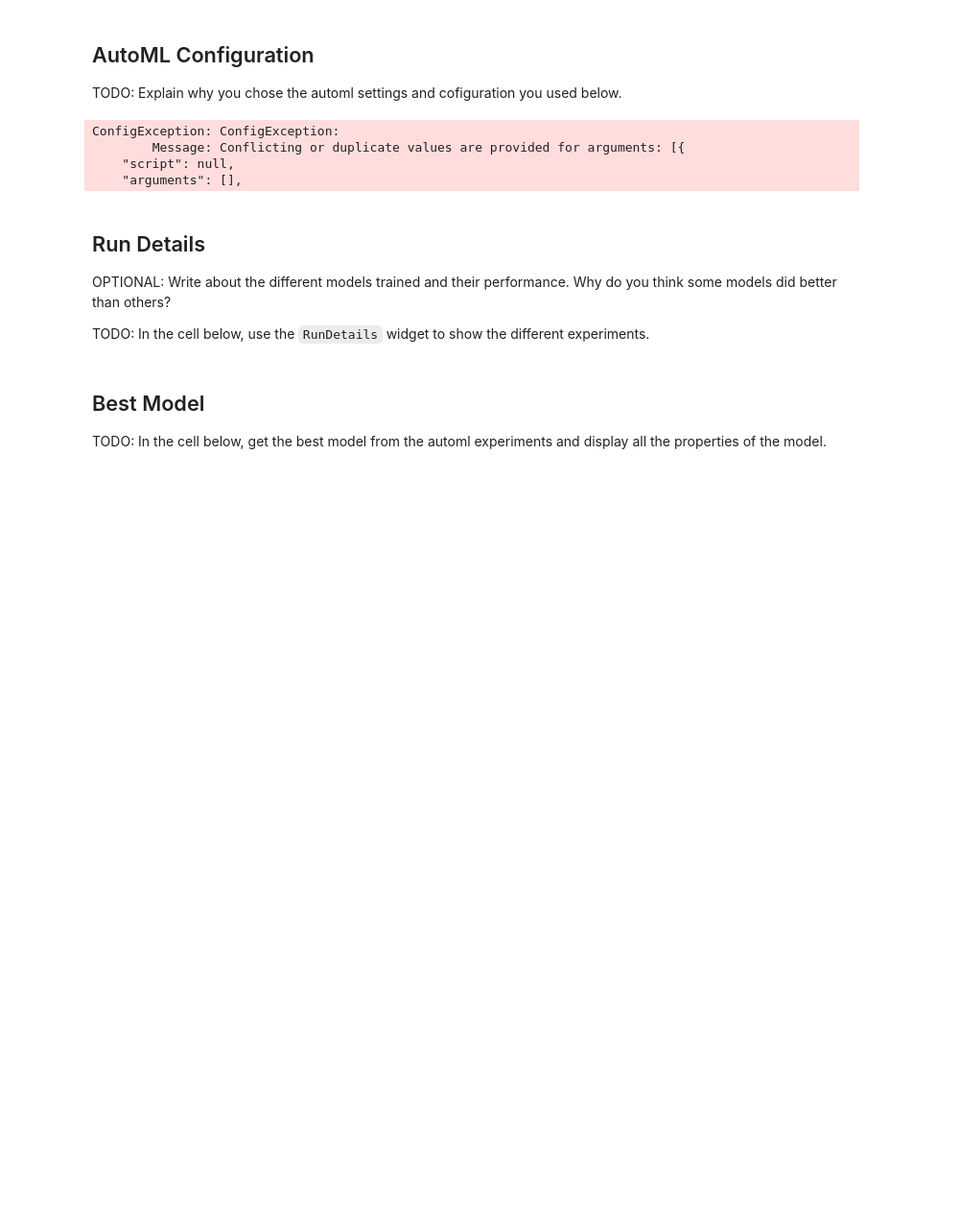
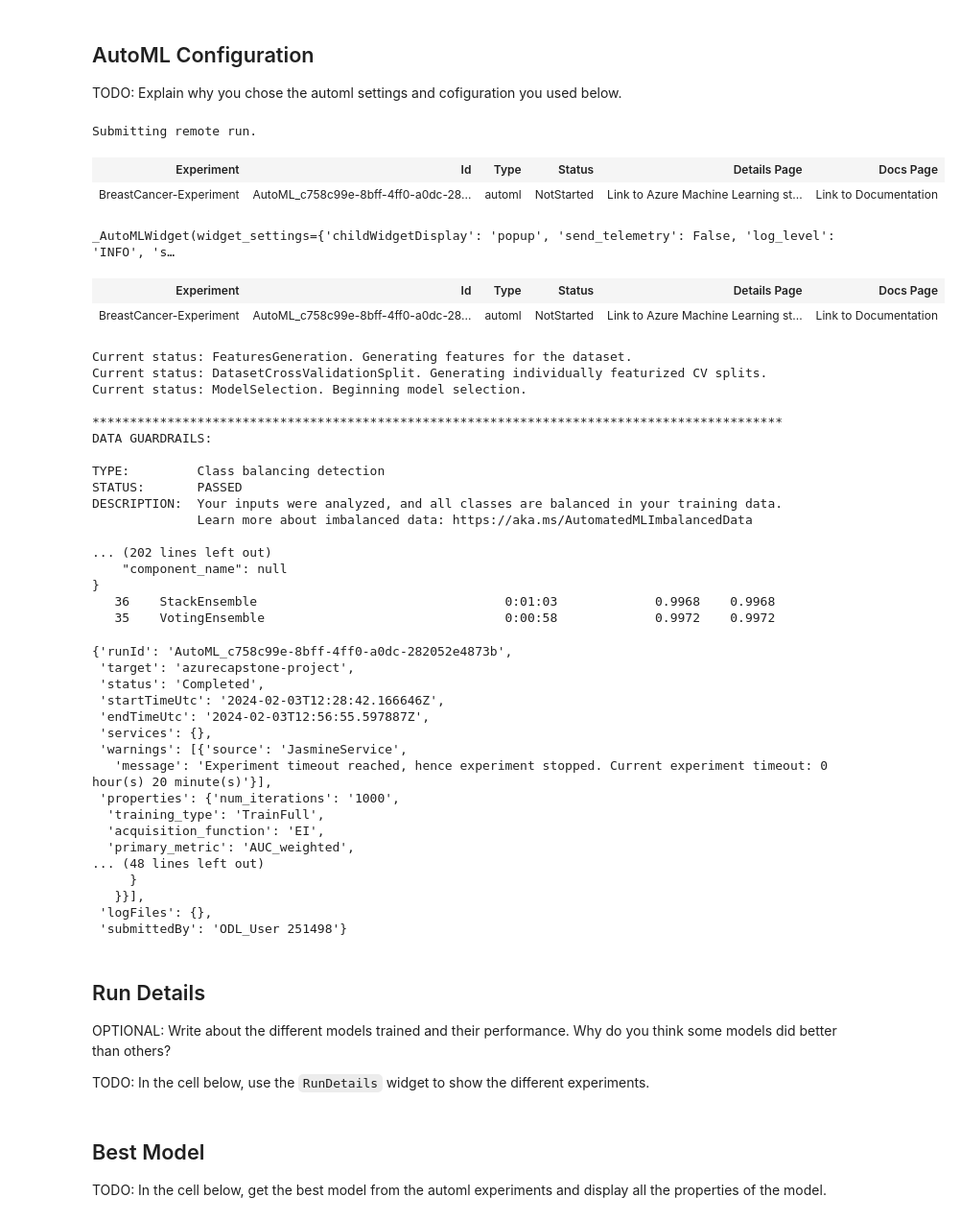
Before and after one commit to samfrost23/nd00333-capstone, a Jupyter notebook: starter_file/automl.ipynb, the cells around one changed output. Shown at 96% size. Saved outputs shown, nothing was run; the diff lists cells and outputs as text; code cells hidden in the pictures; blank space fills up the shorter version.

```diff
--- a/starter_file/automl.ipynb
+++ b/starter_file/automl.ipynb
@@ -128,7 +138,8 @@ TODO: Explain why you chose the automl settings and cofiguration you used below.
 # TODO: Put your automl settings here
 automl_settings = {
     "experiment_timeout_minutes": 20,
-    "max_concurrent_iterations": 5,
+    "max_concurrent_iterations": 4,
+    "n_cross_validations": 5,
     "primary_metric" : 'AUC_weighted'
 }
 
@@ -139,20 +150,58 @@ automl_config = AutoMLConfig(compute_target=compute_target,
                              label_column_name="diagnosis",
                              path = project_folder,
                              enable_early_stopping= True,
+                             #enable_onnx_compatible_models=True,
                              featurization= 'auto',
                              debug_log = "automl_errors.log",
                              **automl_settings
                             )
 # %%
 # Submit experiment
-remote_run = experiment.submit(automl_config, show_output=True)
+from azureml.widgets import RunDetails
+remote_run = experiment.submit(automl_config)
 RunDetails(remote_run).show()
 remote_run.wait_for_completion(show_output=True)
 # %% [output]
-ConfigException: ConfigException:
-        Message: Conflicting or duplicate values are provided for arguments: [{
-    "script": null,
-    "arguments": [],
+Submitting remote run.
+| Experiment | Id | Type | Status | Details Page | Docs Page |
+| BreastCancer-Experiment | AutoML_c758c99e-8bff-4ff0-a0dc-28... | automl | NotStarted | Link to Azure Machine Learning st... | Link to Documentation |
+_AutoMLWidget(widget_settings={'childWidgetDisplay': 'popup', 'send_telemetry': False, 'log_level': 'INFO', 's…
+| Experiment | Id | Type | Status | Details Page | Docs Page |
+| BreastCancer-Experiment | AutoML_c758c99e-8bff-4ff0-a0dc-28... | automl | NotStarted | Link to Azure Machine Learning st... | Link to Documentation |
+Current status: FeaturesGeneration. Generating features for the dataset.
+Current status: DatasetCrossValidationSplit. Generating individually featurized CV splits.
+Current status: ModelSelection. Beginning model selection.
+
+********************************************************************************************
+DATA GUARDRAILS:
+
+TYPE:         Class balancing detection
+STATUS:       PASSED
+DESCRIPTION:  Your inputs were analyzed, and all classes are balanced in your training data.
+              Learn more about imbalanced data: https://aka.ms/AutomatedMLImbalancedData
+
+... (202 lines left out)
+    "component_name": null
+}
+   36    StackEnsemble                                 0:01:03             0.9968    0.9968
+   35    VotingEnsemble                                0:00:58             0.9972    0.9972
+{'runId': 'AutoML_c758c99e-8bff-4ff0-a0dc-282052e4873b',
+ 'target': 'azurecapstone-project',
+ 'status': 'Completed',
+ 'startTimeUtc': '2024-02-03T12:28:42.166646Z',
+ 'endTimeUtc': '2024-02-03T12:56:55.597887Z',
+ 'services': {},
+ 'warnings': [{'source': 'JasmineService',
+   'message': 'Experiment timeout reached, hence experiment stopped. Current experiment timeout: 0 hour(s) 20 minute(s)'}],
+ 'properties': {'num_iterations': '1000',
+  'training_type': 'TrainFull',
+  'acquisition_function': 'EI',
+  'primary_metric': 'AUC_weighted',
+... (48 lines left out)
+     }
+   }}],
+ 'logFiles': {},
+ 'submittedBy': 'ODL_User 251498'}
 # %% [markdown]
 ## Run Details
 
```
Also changed, not shown: parts of 9 cells of this notebook, 2 other files.
